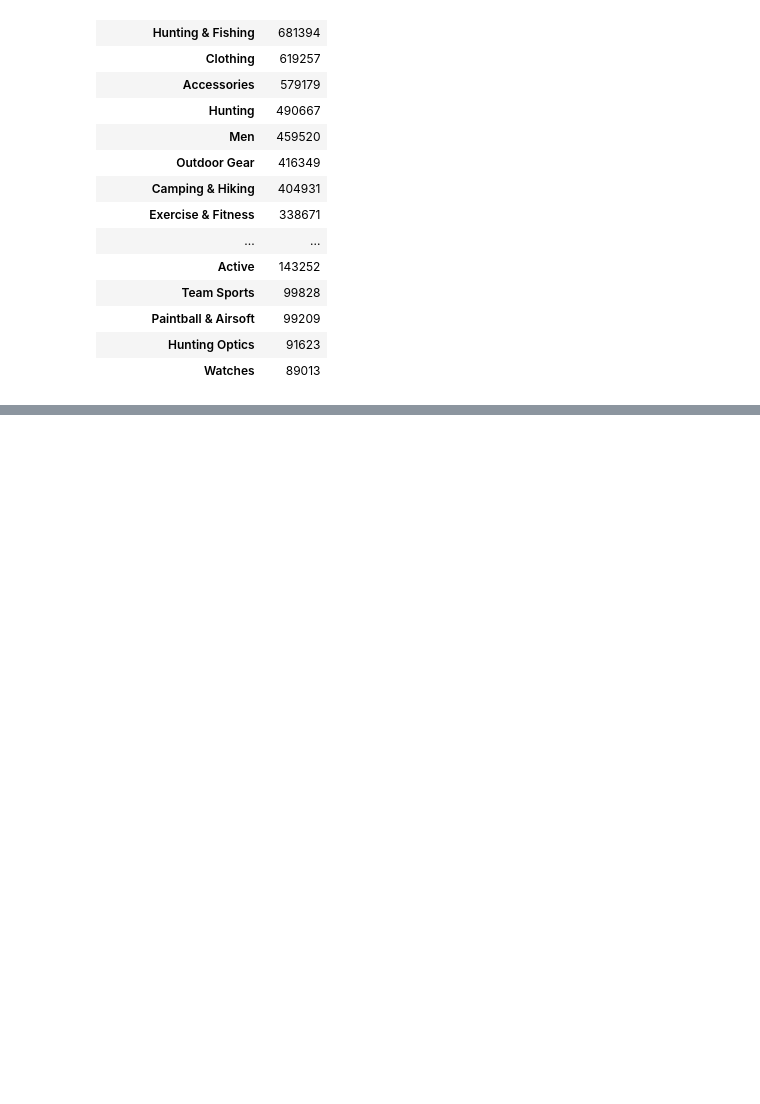
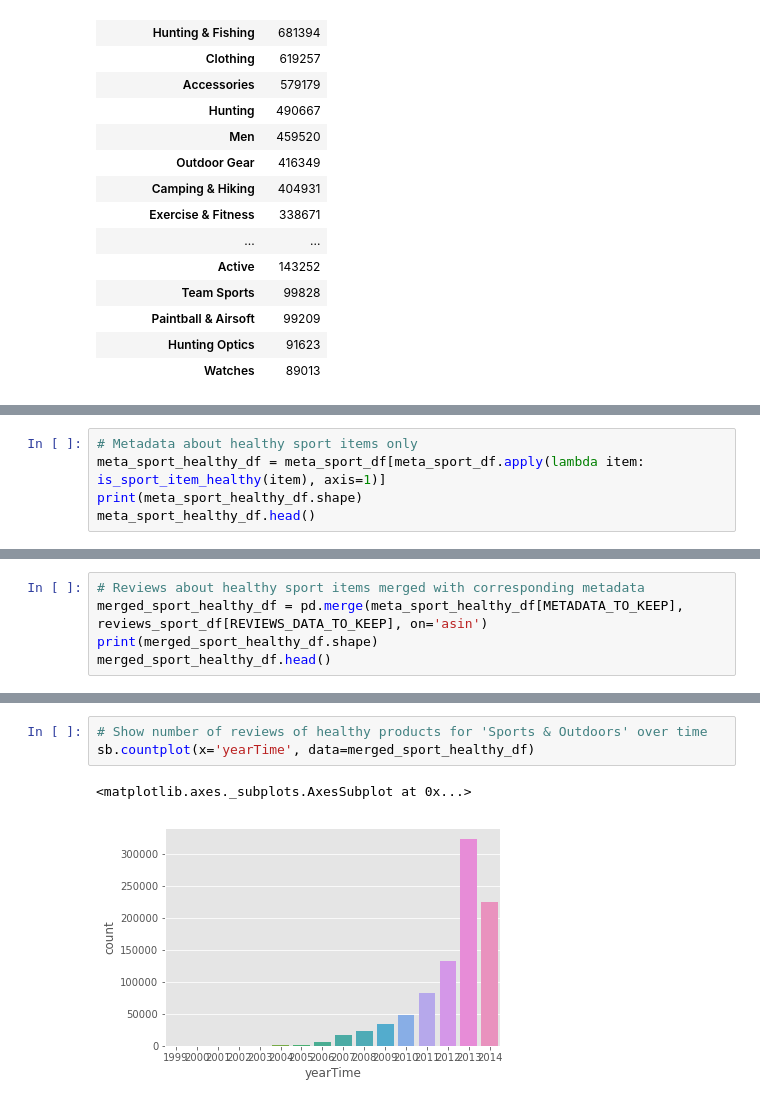
Before and after one commit to darioAnongba/EPFL-ADA, a Jupyter notebook: project/Project.ipynb, the cells around one changed output, grey strips where cells are left out. Saved outputs shown, nothing was run; the diff lists cells and outputs as text; blank space fills up the shorter version.

```diff
--- a/project/Project.ipynb
+++ b/project/Project.ipynb
@@ -92,0 +194,5 @@ sport_cat_count_df.head(20)
+# %%
+# Metadata about healthy sport items only
+meta_sport_healthy_df = meta_sport_df[meta_sport_df.apply(lambda item: is_sport_item_healthy(item), axis=1)]
+print(meta_sport_healthy_df.shape)
+meta_sport_healthy_df.head()
@@ -92,0 +207,5 @@ sport_cat_count_df.head(20)
+# %%
+# Reviews about healthy sport items merged with corresponding metadata
+merged_sport_healthy_df = pd.merge(meta_sport_healthy_df[METADATA_TO_KEEP], reviews_sport_df[REVIEWS_DATA_TO_KEEP], on='asin')
+print(merged_sport_healthy_df.shape)
+merged_sport_healthy_df.head()
@@ -92,0 +220,6 @@ sport_cat_count_df.head(20)
+# %%
+# Show number of reviews of healthy products for 'Sports & Outdoors' over time
+sb.countplot(x='yearTime', data=merged_sport_healthy_df)
+# %% [output]
+<matplotlib.axes._subplots.AxesSubplot at 0x...>
+[figure, added]
```
Also changed, not shown: parts of 19 cells of this notebook.
